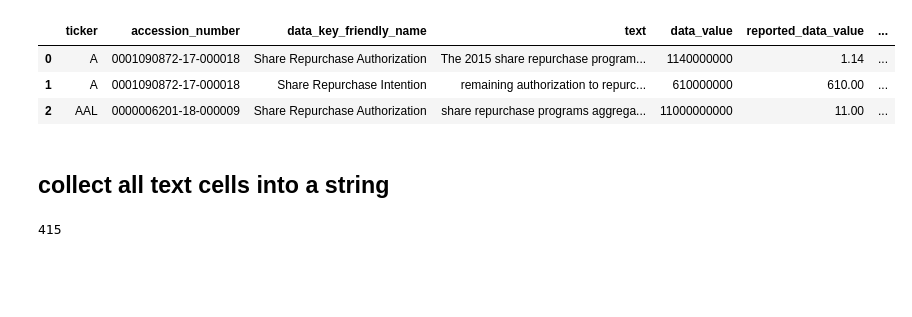
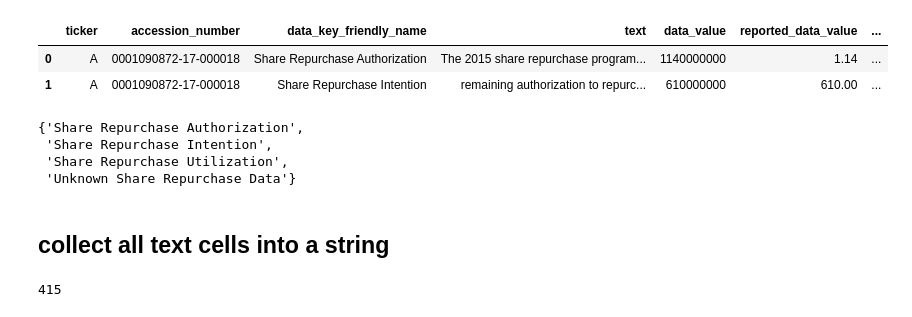
Before and after one commit to suhasinipallai/New_constructs, a Jupyter notebook: vertical-strategy.ipynb, the cells around one changed output. Drawn from its saved outputs; the diff is of its cells as text; code cells hidden in the pictures; blank space fills up the shorter version.

```diff
--- a/vertical-strategy.ipynb
+++ b/vertical-strategy.ipynb
@@ -27,9 +29,8 @@ import numpy as np
 # %%
 # read in the vertical training subset
 vert_training_subset_df = pd.read_csv('data/vertical_training_subset.csv', index_col=[0])
-vert_training_subset_df.head(3)
+vert_training_subset_df.head(2)
 # %% [output]
 |  | ticker | accession_number | data_key_friendly_name | text | data_value | reported_data_value | ... |
 | 0 | A | 0001090872-17-000018 | Share Repurchase Authorization | The 2015 share repurchase program... | 1140000000 | 1.14 | ... |
 | 1 | A | 0001090872-17-000018 | Share Repurchase Intention | remaining authorization to repurc... | 610000000 | 610.00 | ... |
-| 2 | AAL | 0000006201-18-000009 | Share Repurchase Authorization | share repurchase programs aggrega... | 11000000000 | 11.00 | ... |
@@ -38,3 +37,10 @@ vert_training_subset_df.head(3)
+# %%
+set(vert_training_subset_df.data_key_friendly_name)
+# %% [output]
+{'Share Repurchase Authorization',
+ 'Share Repurchase Intention',
+ 'Share Repurchase Utilization',
+ 'Unknown Share Repurchase Data'}
 # %% [markdown]
 ## collect all text cells into a string
 # %%
```
Also changed, not shown: parts of 55 cells of this notebook.
